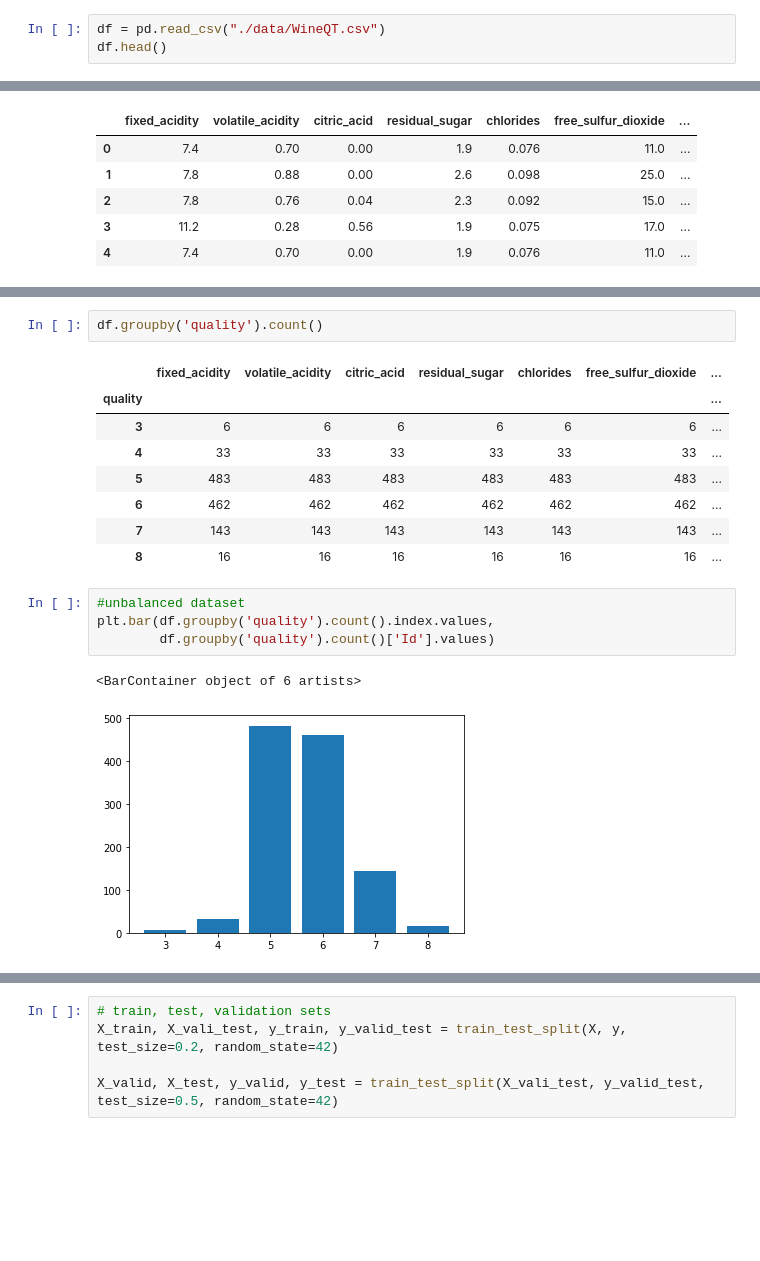
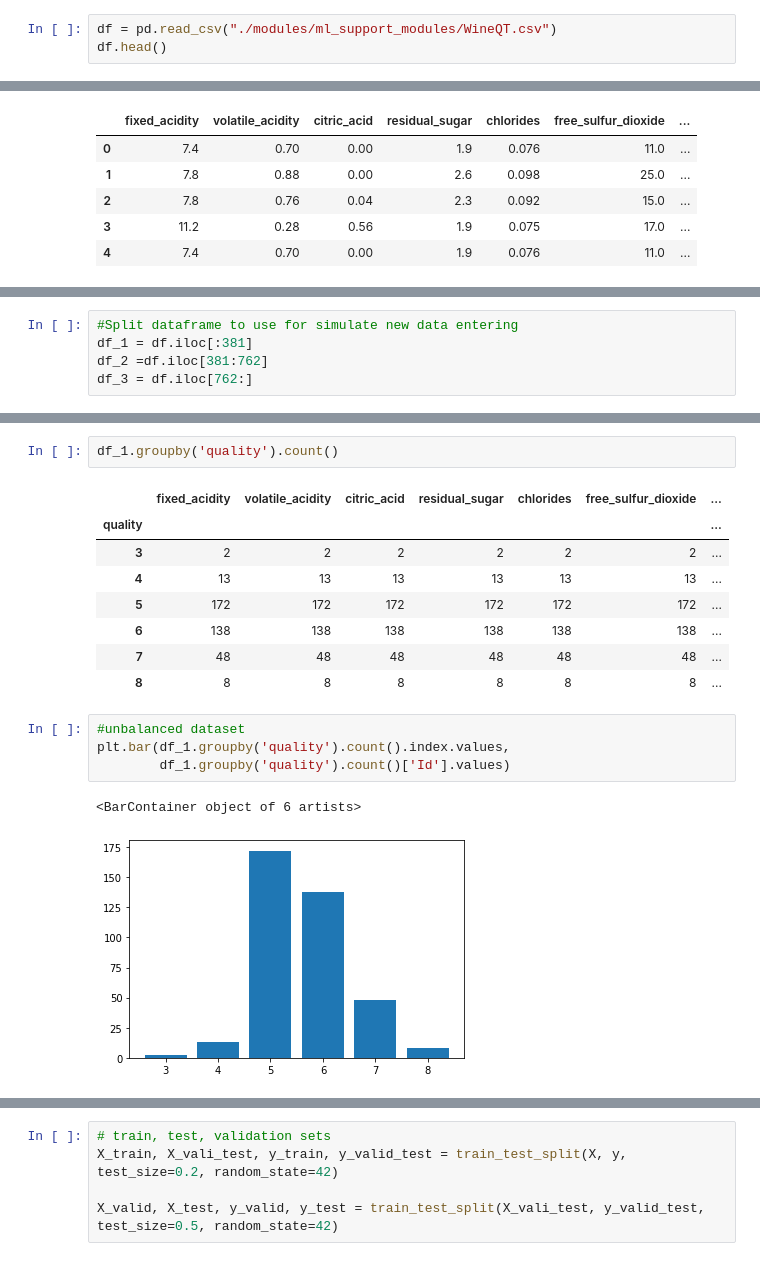
Before and after one commit to GuilhermeBrejeiro/mlops_bitbucket, a Jupyter notebook: wine_notebook.ipynb, the cells around one changed output, grey strips where cells are left out. Drawn from its saved outputs; the diff is of its cells as text; blank space fills up the shorter version.

```diff
--- a/wine_notebook.ipynb
+++ b/wine_notebook.ipynb
@@ -14,7 +14,7 @@ from sklearn.ensemble import AdaBoostClassifier
 
 from sklearn.metrics import classification_report, accuracy_score, f1_score
 # %%
-df = pd.read_csv("./data/WineQT.csv")
+df = pd.read_csv("./modules/ml_support_modules/WineQT.csv")
 df.head()
 # %% [output]
 |  | fixed acidity | volatile acidity | citric acid | residual sugar | chlorides | free sulfur dioxide | ... |
@@ -46,0 +71,5 @@ df.shape
+# %%
+#Split dataframe to use for simulate new data entering
+df_1 = df.iloc[:381]
+df_2 =df.iloc[381:762]
+df_3 = df.iloc[762:]
@@ -76,20 +109,20 @@ df.describe()
 # %%
-df.groupby('quality').count()
+df_1.groupby('quality').count()
 # %% [output]
 |  | fixed_acidity | volatile_acidity | citric_acid | residual_sugar | chlorides | free_sulfur_dioxide | ... |
 | quality |  |  |  |  |  |  | ... |
-| 3 | 6 | 6 | 6 | 6 | 6 | 6 | ... |
-| 4 | 33 | 33 | 33 | 33 | 33 | 33 | ... |
-| 5 | 483 | 483 | 483 | 483 | 483 | 483 | ... |
-| 6 | 462 | 462 | 462 | 462 | 462 | 462 | ... |
-| 7 | 143 | 143 | 143 | 143 | 143 | 143 | ... |
-| 8 | 16 | 16 | 16 | 16 | 16 | 16 | ... |
+| 3 | 2 | 2 | 2 | 2 | 2 | 2 | ... |
+| 4 | 13 | 13 | 13 | 13 | 13 | 13 | ... |
+| 5 | 172 | 172 | 172 | 172 | 172 | 172 | ... |
+| 6 | 138 | 138 | 138 | 138 | 138 | 138 | ... |
+| 7 | 48 | 48 | 48 | 48 | 48 | 48 | ... |
+| 8 | 8 | 8 | 8 | 8 | 8 | 8 | ... |
 # %%
 #unbalanced dataset
-plt.bar(df.groupby('quality').count().index.values,
-        df.groupby('quality').count()['Id'].values)
+plt.bar(df_1.groupby('quality').count().index.values,
+        df_1.groupby('quality').count()['Id'].values)
 # %% [output]
 <BarContainer object of 6 artists>
-[figure, old version]
+[figure, new version]
 # %%
 #Creating a binary classification by grouping data into 1 if higher than 5 and 0 if not
```
Also changed, not shown: parts of 36 cells of this notebook, 12 other files.
